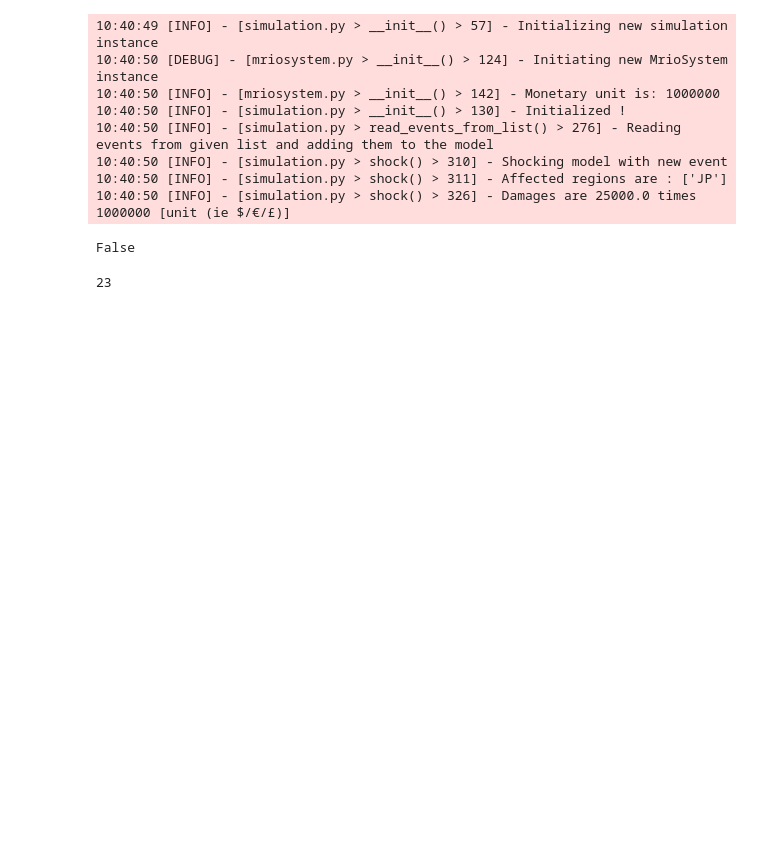
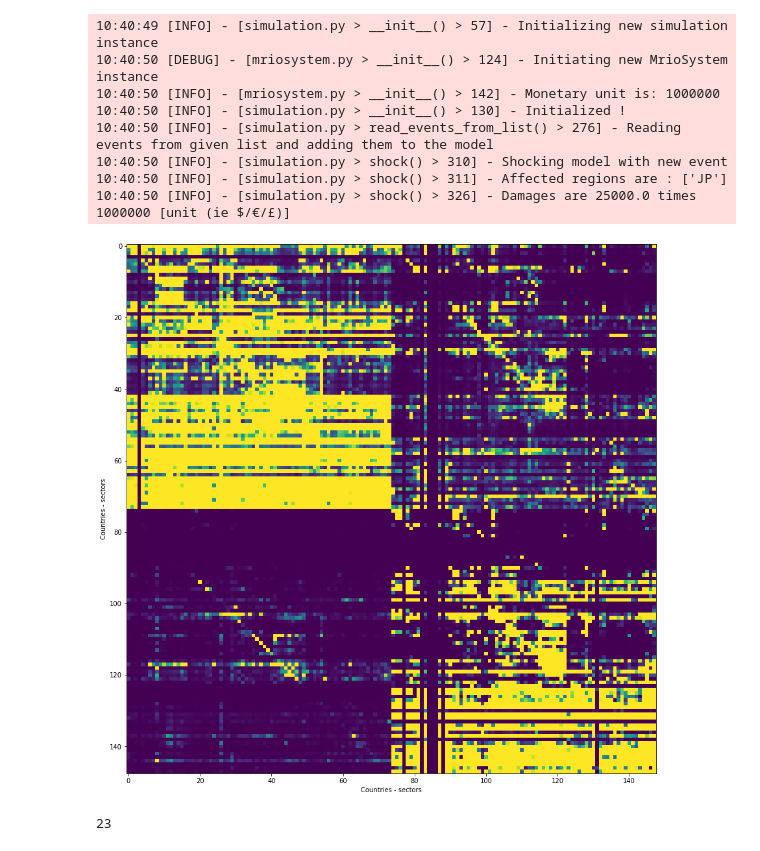
Before and after one commit to spjuhel/BoARIO, a Jupyter notebook: JupyNotebooks/model_testing.ipynb, the cells around one changed output. Saved outputs shown, nothing was run; the diff lists cells and outputs as text; code cells hidden in the pictures; blank space fills up the shorter version.

```diff
--- a/JupyNotebooks/model_testing.ipynb
+++ b/JupyNotebooks/model_testing.ipynb
@@ -551,9 +551,21 @@ model.shock(model.events[0])
 10:40:50 [INFO] - [simulation.py > shock() > 311] - Affected regions are : ['JP']
 10:40:50 [INFO] - [simulation.py > shock() > 326] - Damages are 25000.0 times 1000000 [unit (ie $/€/£)]
 # %%
-(model.mrio.rebuilding_demand < 0).any()
+import matplotlib.pyplot as plt
+import pickle as pkl
+import pathlib
+
+mrio_path = pathlib.Path("../../../Data/exio3_japan_ROW_20220215-165410.pkl")
+with mrio_path.open('rb') as f:
+    exio3 = pkl.load(f)
+
+plt.figure(figsize=(15,15))
+plt.imshow(exio3.A, vmax=1E-3)
+plt.xlabel('Countries - sectors')
+plt.ylabel('Countries - sectors')
+plt.show()
 # %% [output]
-False
+[figure, added]
 # %%
 np.count_nonzero(model.mrio.VA_0 < 0)
 # %% [output]
```
Also changed, not shown: parts of 1 cell of this notebook, 3 other files.
